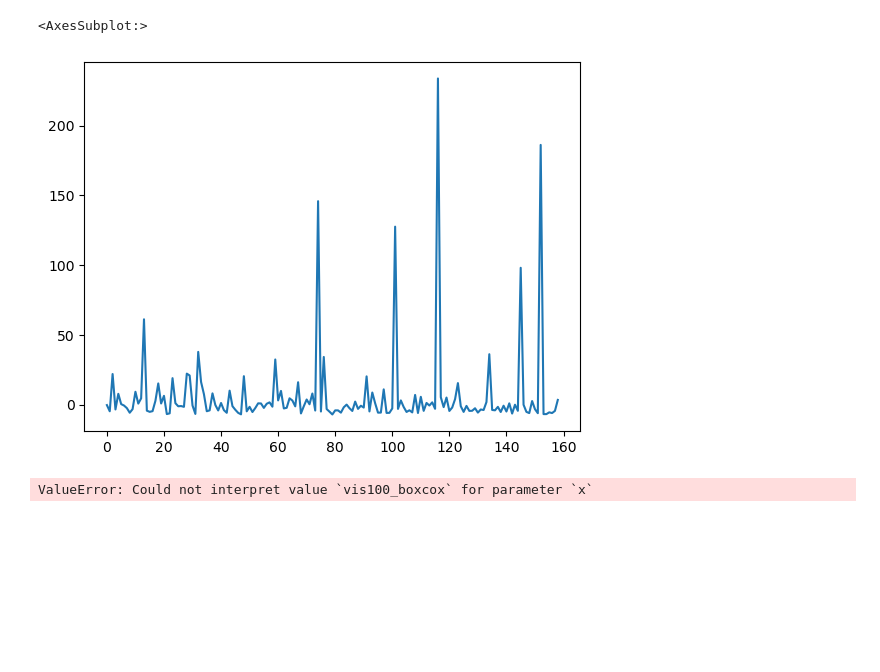
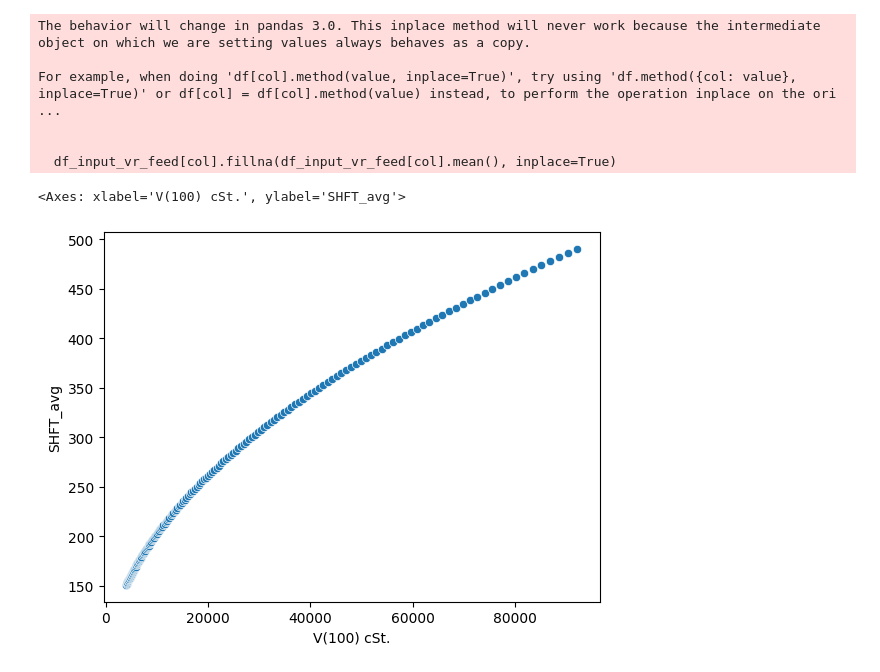
Before and after one commit to kimjay93/cds, a Jupyter notebook: CDSProject_LRmodel.ipynb, the cells around one changed output. Drawn from its saved outputs; the diff is of its cells as text; code cells hidden in the pictures; blank space fills up the shorter version.

```diff
--- a/CDSProject_LRmodel.ipynb
+++ b/CDSProject_LRmodel.ipynb
@@ -45,10 +44,11 @@ def convert_df(df_input):
     df_input_vr_feed.columns = df_input_vr_feed.iloc[0]
     df_input_vr_feed = df_input_vr_feed[1:].reset_index(drop=True)
 
-    # 제거할 열: 0, 2, 5, 7,11, 13, 16, 17, 18, 19, 20, 21, 22, 23, 24, 26, 27, 28, 29, 30, 31, 32, 33 + SEDEX
-    col_to_drop = df_input_vr_feed.columns[[0, 2, 5, 7,11, 13, 16, 17, 18, 19, 20, 21, 22, 23, 24, 26, 27, 28, 29, 30, 31, 32, 33]]
+    # 제거할 열: 0, 2, 5, 7,11, 13, 16, 17, 18, 19, (20 NC7은 포함) 21, 22, 23, 24, 26, 27, 28, 29, 30, 31, 32, 33 + SEDEX
+    col_to_drop = df_input_vr_feed.columns[[0, 2, 5, 7,11, 13, 16, 17, 18, 19, 21, 22, 23, 24, 26, 27, 28, 29, 30, 31, 32, 33]]
     df_input_vr_feed.drop(col_to_drop, axis=1, inplace=True)
     df_input_vr_feed.drop('SEDEX', axis=1, inplace=True)
+
     # df dtype 변경
     for col in df_input_vr_feed.columns:
         df_input_vr_feed[col] = df_input_vr_feed[col].astype('float64')
@@ -59,7 +59,7 @@ def convert_df(df_input):
 
     # 위 df에 2024년 평균 운전 데이터를 merge
     # 먼저 2024년 평균 운전 데이터를 df로 구성
-    df = pd.read_csv('df_38thtrial.csv')
+    df = pd.read_csv('df_58thtrial.csv')
     df['Datetime'] = df['Datetime'].astype('datetime64[ns]')
     df.set_index('Datetime', drop=True, inplace=True)
     df = df.loc[df.index.year == 2024]
@@ -609,9 +160,37 @@ df_assay_combined.loc[df_assay_combined['SHFT_avg'] < 0]['SHFT_avg'].plot()
-# %%
-df_assay['vis100_boxcox'].plot()
-# %% [output]
-<AxesSubplot:>
-[figure, removed]
-# %%
-sns.scatterplot(data=df_assay_combined, x='vis100_boxcox', y='SHFT_avg')
-# %% [output]
-ValueError: Could not interpret value `vis100_boxcox` for parameter `x`
+# %%
+# 임의의 input file(assay)에 대해 df 변형 후 prediction까지 수행해보자 - vis
+# load original assay
+df_assay = pd.read_csv('./Assay Summary_visco.csv', encoding='cp949')
+# assay -> df
+df_assay = convert_df(df_assay)
+df_assay_original = df_assay.copy()
+df_assay_feedonly = df_assay_original.loc[:,'API':]
+
+# df에서 vis100_sqrt 추가 후 vis100 제거
+df_assay['vis100_sqrt'] = np.sqrt((df_assay['V(100) cSt.']))
+df_assay.drop('V(100) cSt.', axis=1, inplace=True)
+
+# scaling
+scaler = joblib.load('scaler.pkl')
+df_assay = pd.DataFrame(scaler.transform(df_assay), columns=x.columns)
+
+# pca
+pca = joblib.load('pca.pkl')
+df_assay_pca = pca.transform(df_assay[['Ni ppm', 'V ppm']])
+df_assay['Ni_V_PCA'] = df_assay_pca
+df_assay.drop(['Ni ppm', 'V ppm'], axis=1, inplace=True)
+
+# prediction
+lr = joblib.load('lr.pkl')
+df_assay_SHFT = pd.DataFrame({'SHFT_avg':lr.predict(df_assay)})
+df_assay_combined = pd.merge(df_assay_SHFT, df_assay_feedonly, left_index=True, right_index=True)
+sns.scatterplot(data=df_assay_combined, x='V(100) cSt.', y='SHFT_avg')
+# %% [output]
+The behavior will change in pandas 3.0. This inplace method will never work because the intermediate object on which we are setting values always behaves as a copy.
+
+For example, when doing 'df[col].method(value, inplace=True)', try using 'df.method({col: value}, inplace=True)' or df[col] = df[col].method(value) instead, to perform the operation inplace on the ori ...
+
+
+  df_input_vr_feed[col].fillna(df_input_vr_feed[col].mean(), inplace=True)
+<Axes: xlabel='V(100) cSt.', ylabel='SHFT_avg'>
+[figure, added]
```
Also changed, not shown: parts of 42 cells of this notebook, 42 other files.
